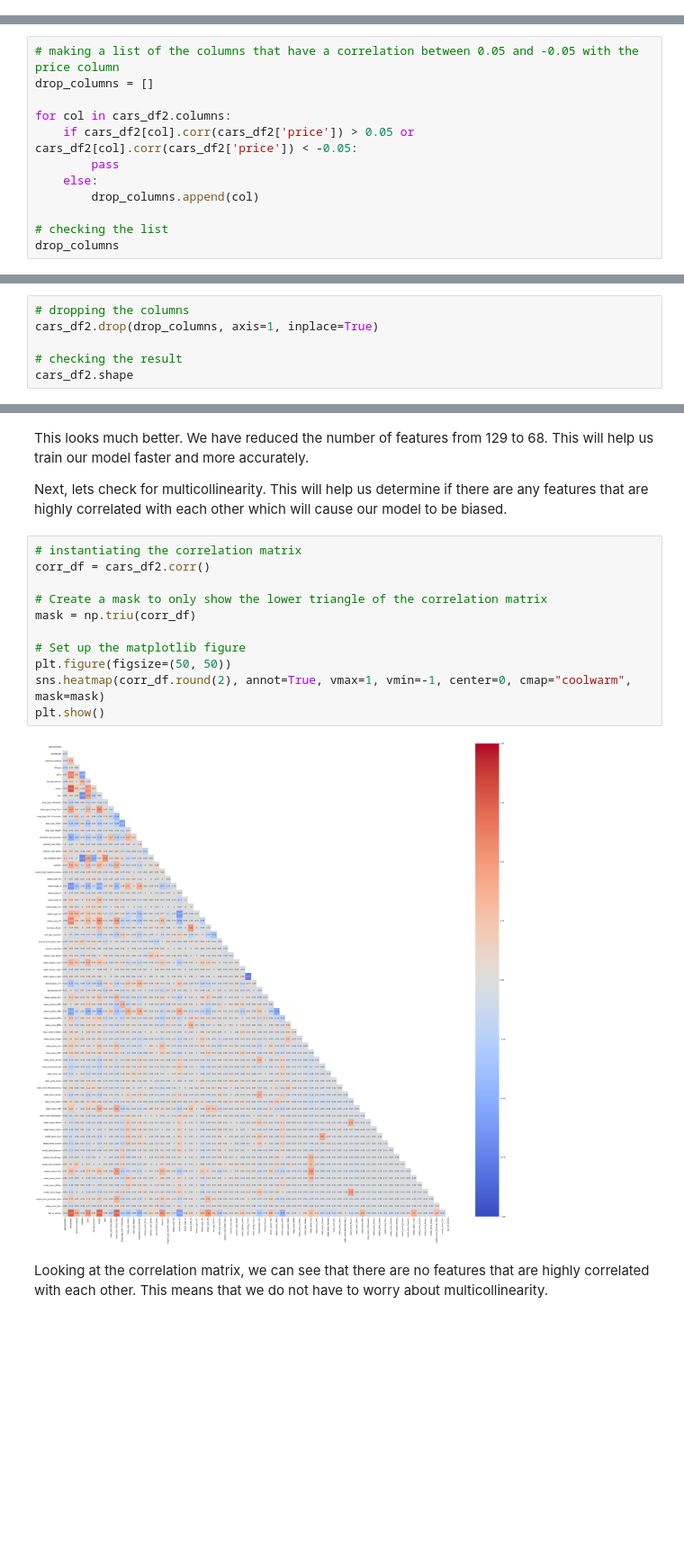
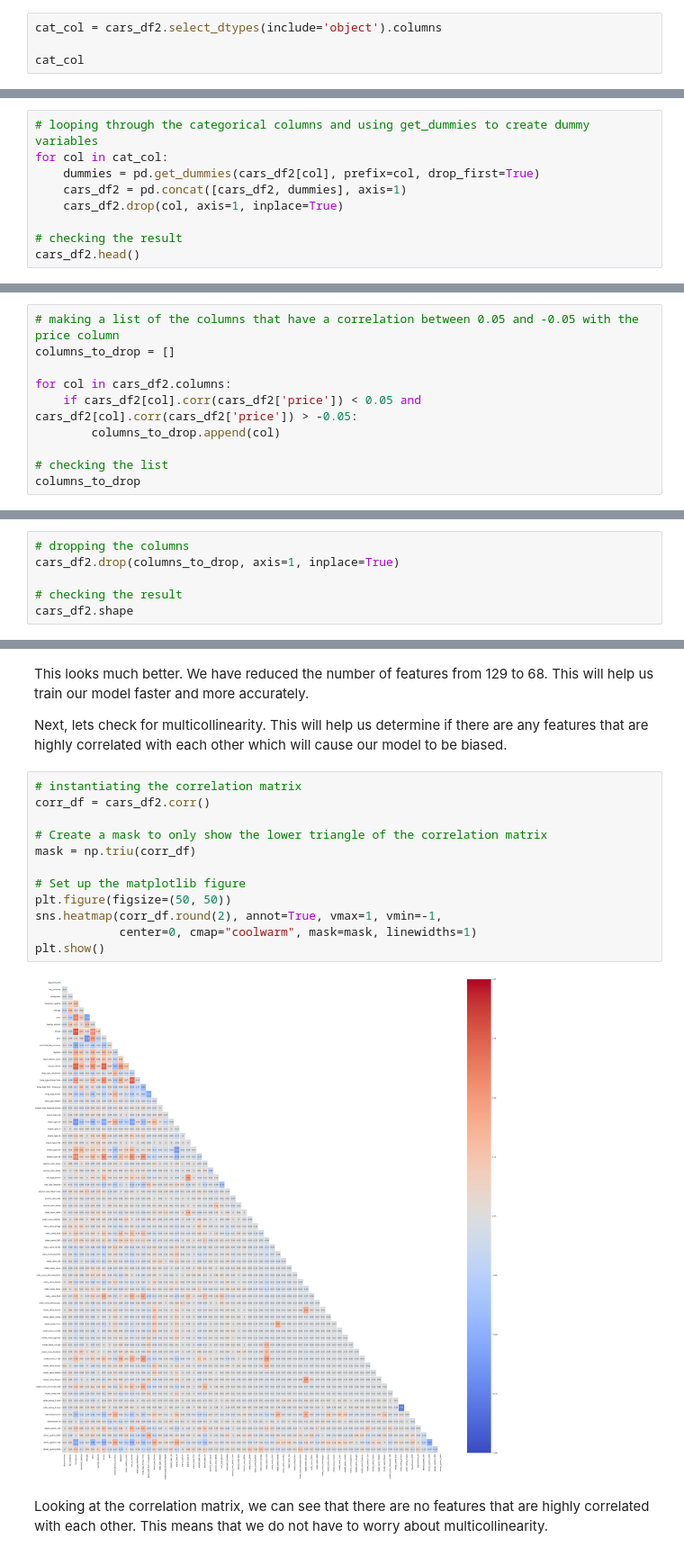
Before and after one commit to Fr3shx/Driving-the-Future-of-Vehicle-Pricing-A-Machine-Learning-Approach, a Jupyter notebook: CAPSTONE_Part_1.ipynb, the cells around one changed output, grey strips where cells are left out. Shown at 90% size. Saved outputs shown, nothing was run; the diff lists cells and outputs as text; blank space fills up the shorter version.

```diff
--- a/CAPSTONE_Part_1.ipynb
+++ b/CAPSTONE_Part_1.ipynb
@@ -3329,0 +3325,4 @@ We will re-visit our questions of interest and see if we can answer them with ou
+# %%
+cat_col = cars_df2.select_dtypes(include='object').columns
+
+cat_col
@@ -3329,0 +3334,9 @@ We will re-visit our questions of interest and see if we can answer them with ou
+# %%
+# looping through the categorical columns and using get_dummies to create dummy variables
+for col in cat_col:
+    dummies = pd.get_dummies(cars_df2[col], prefix=col, drop_first=True)
+    cars_df2 = pd.concat([cars_df2, dummies], axis=1)
+    cars_df2.drop(col, axis=1, inplace=True)
+
+# checking the result
+cars_df2.head()
@@ -3370,16 +3396,14 @@ Lets set our correlation threshold to 0.05 and -0.05. Meaning that we will only
 The benefit of reducing the number of features is that it will make our model more accurate and easier to train. We will also be able to train our model faster. This will help us save time and money when training our model on a large dataset.
 # %%
 # making a list of the columns that have a correlation between 0.05 and -0.05 with the price column
-drop_columns = []
+columns_to_drop = []
 
 for col in cars_df2.columns:
-    if cars_df2[col].corr(cars_df2['price']) > 0.05 or cars_df2[col].corr(cars_df2['price']) < -0.05:
-        pass
-    else:
-        drop_columns.append(col)
+    if cars_df2[col].corr(cars_df2['price']) < 0.05 and cars_df2[col].corr(cars_df2['price']) > -0.05:
+        columns_to_drop.append(col)
 
 # checking the list
-drop_columns
+columns_to_drop
 # %% [output]
 ['body_type_Coupe',
  'body_type_Minivan',
@@ -3402,7 +3426,7 @@ drop_columns
 Now lots drop the irrelevant features.
 # %%
 # dropping the columns
-cars_df2.drop(drop_columns, axis=1, inplace=True)
+cars_df2.drop(columns_to_drop, axis=1, inplace=True)
 
 # checking the result
 cars_df2.shape
@@ -3438,16 +3462,17 @@ Next, lets check for multicollinearity. This will help us determine if there are
 # %%
 # instantiating the correlation matrix
 corr_df = cars_df2.corr()
 
 # Create a mask to only show the lower triangle of the correlation matrix
 mask = np.triu(corr_df)
 
 # Set up the matplotlib figure
 plt.figure(figsize=(50, 50))
-sns.heatmap(corr_df.round(2), annot=True, vmax=1, vmin=-1, center=0, cmap="coolwarm", mask=mask)
+sns.heatmap(corr_df.round(2), annot=True, vmax=1, vmin=-1,
+            center=0, cmap="coolwarm", mask=mask, linewidths=1)
 plt.show()
 # %% [output]
-[figure, old version]
+[figure, new version]
 # %% [markdown]
 Looking at the correlation matrix, we can see that there are no features that are highly correlated with each other. This means that we do not have to worry about multicollinearity.
 # %% [markdown]
```
Also changed, not shown: parts of 88 cells of this notebook, 1 other file.
